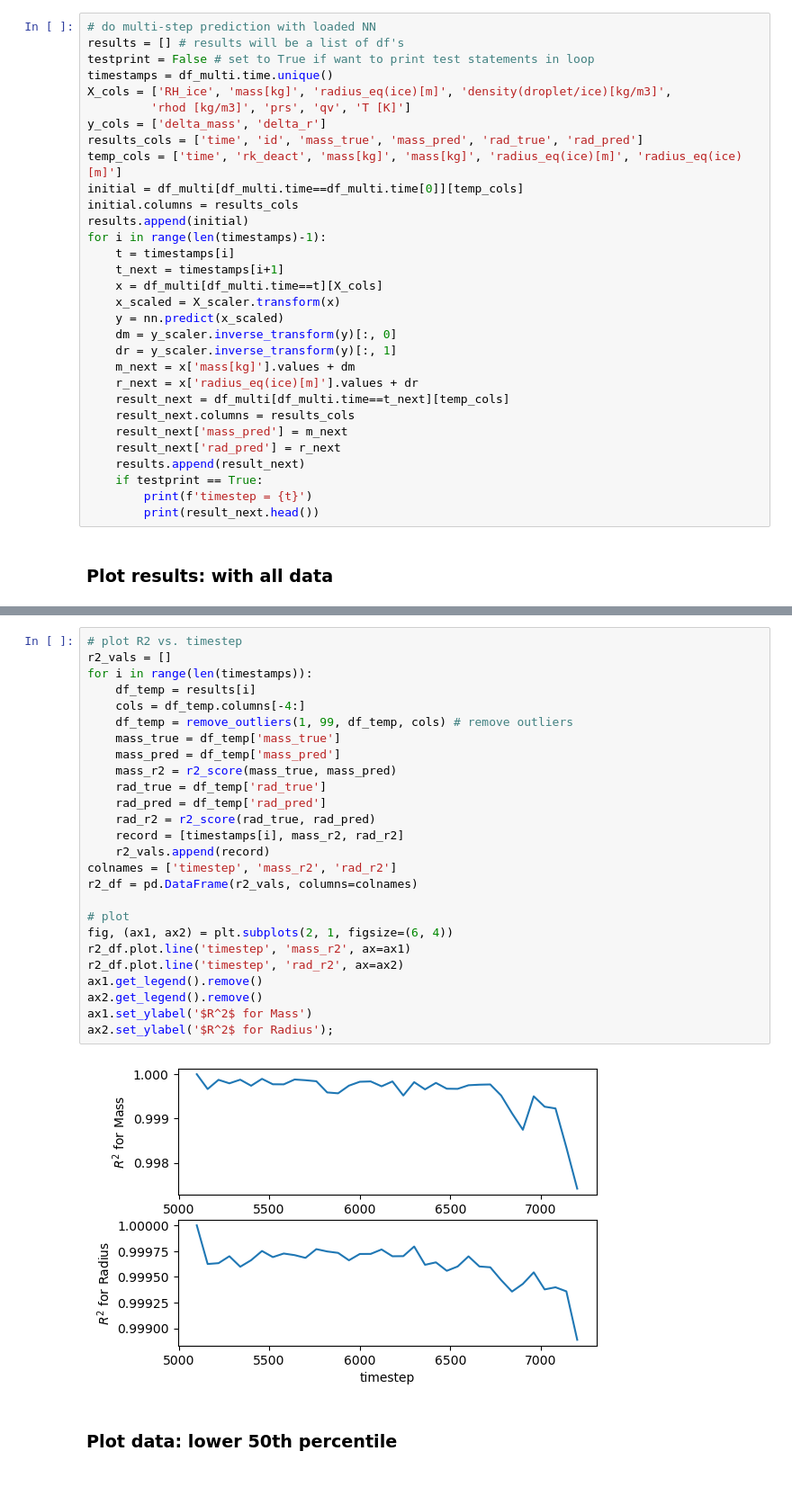
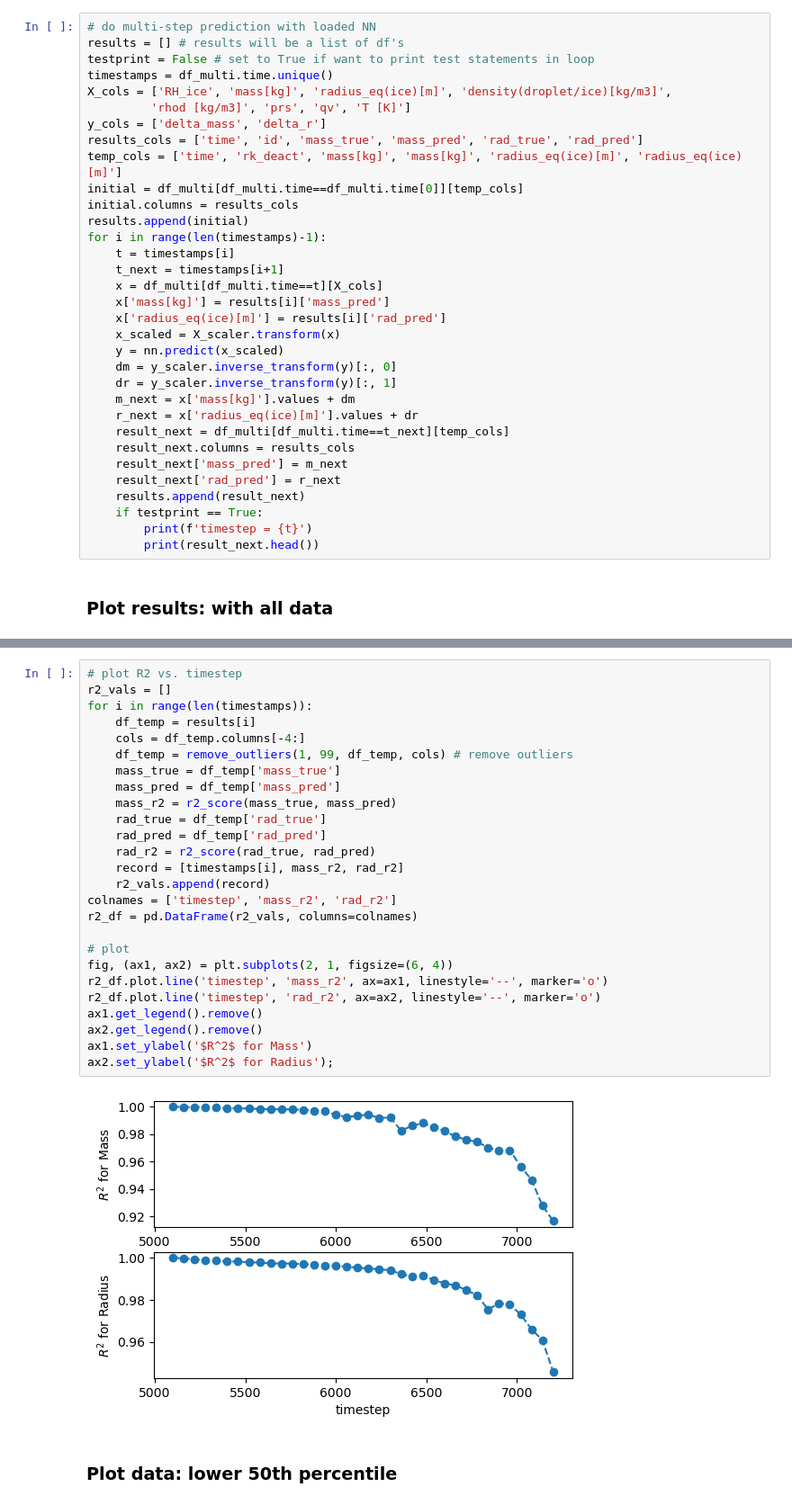
Before and after one commit to josephko91/ice-mp-su24, a Jupyter notebook: ml_examples/multistep_rollout_test.ipynb, the cells around one changed output, grey strips where cells are left out. Shown at 90% size. Saved outputs shown, nothing was run; the diff lists cells and outputs as text.

Commit message:
fix bug use predicted mass and radius

```diff
--- a/ml_examples/multistep_rollout_test.ipynb
+++ b/ml_examples/multistep_rollout_test.ipynb
@@ -216,6 +216,8 @@ for i in range(len(timestamps)-1):
     t = timestamps[i]
     t_next = timestamps[i+1]
     x = df_multi[df_multi.time==t][X_cols]
+    x['mass[kg]'] = results[i]['mass_pred']
+    x['radius_eq(ice)[m]'] = results[i]['rad_pred']
     x_scaled = X_scaler.transform(x)
     y = nn.predict(x_scaled)
     dm = y_scaler.inverse_transform(y)[:, 0]
@@ -272,31 +274,31 @@ fig.tight_layout()
 # %%
 # plot R2 vs. timestep
 r2_vals = []
 for i in range(len(timestamps)):
     df_temp = results[i]
     cols = df_temp.columns[-4:]
     df_temp = remove_outliers(1, 99, df_temp, cols) # remove outliers
     mass_true = df_temp['mass_true']
     mass_pred = df_temp['mass_pred']
     mass_r2 = r2_score(mass_true, mass_pred)
     rad_true = df_temp['rad_true']
     rad_pred = df_temp['rad_pred']
     rad_r2 = r2_score(rad_true, rad_pred)
     record = [timestamps[i], mass_r2, rad_r2]
     r2_vals.append(record)
 colnames = ['timestep', 'mass_r2', 'rad_r2']
 r2_df = pd.DataFrame(r2_vals, columns=colnames)
 
 # plot
 fig, (ax1, ax2) = plt.subplots(2, 1, figsize=(6, 4))
-r2_df.plot.line('timestep', 'mass_r2', ax=ax1)
-r2_df.plot.line('timestep', 'rad_r2', ax=ax2)
+r2_df.plot.line('timestep', 'mass_r2', ax=ax1, linestyle='--', marker='o')
+r2_df.plot.line('timestep', 'rad_r2', ax=ax2, linestyle='--', marker='o')
 ax1.get_legend().remove()
 ax2.get_legend().remove()
 ax1.set_ylabel('$R^2$ for Mass')
 ax2.set_ylabel('$R^2$ for Radius');
 # %% [output]
-[figure, old version]
+[figure, new version]
 # %% [markdown]
 ### Plot data: lower 50th percentile
 # %%
```
Also changed, not shown: parts of 4 cells of this notebook.
